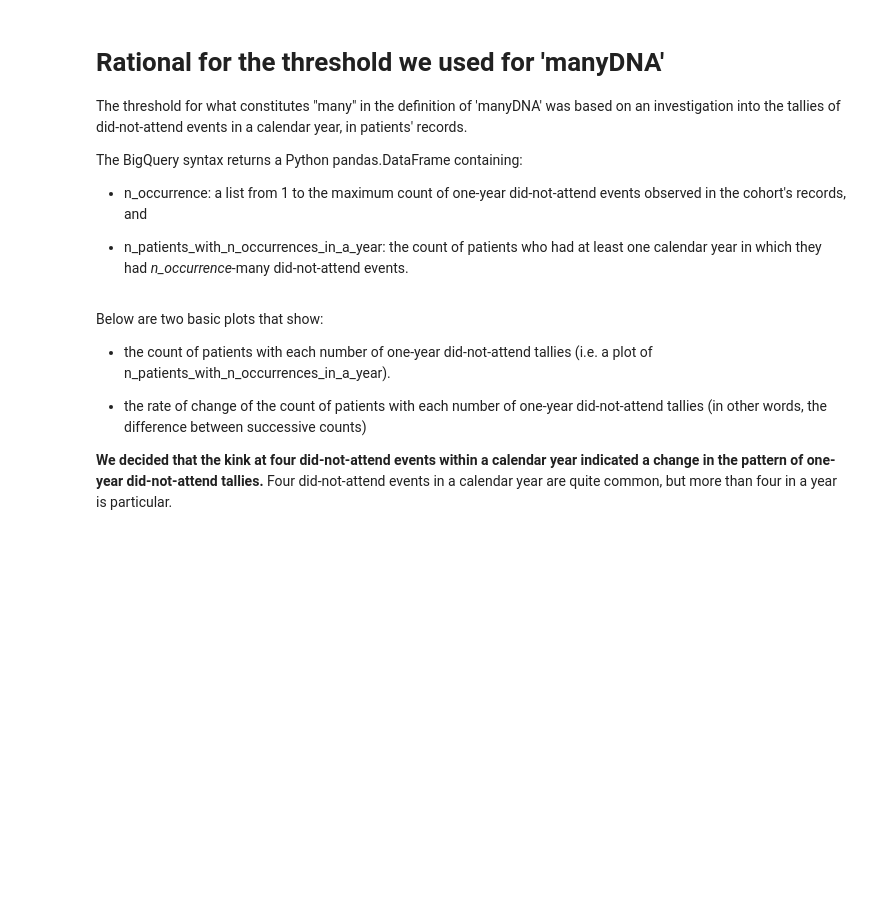
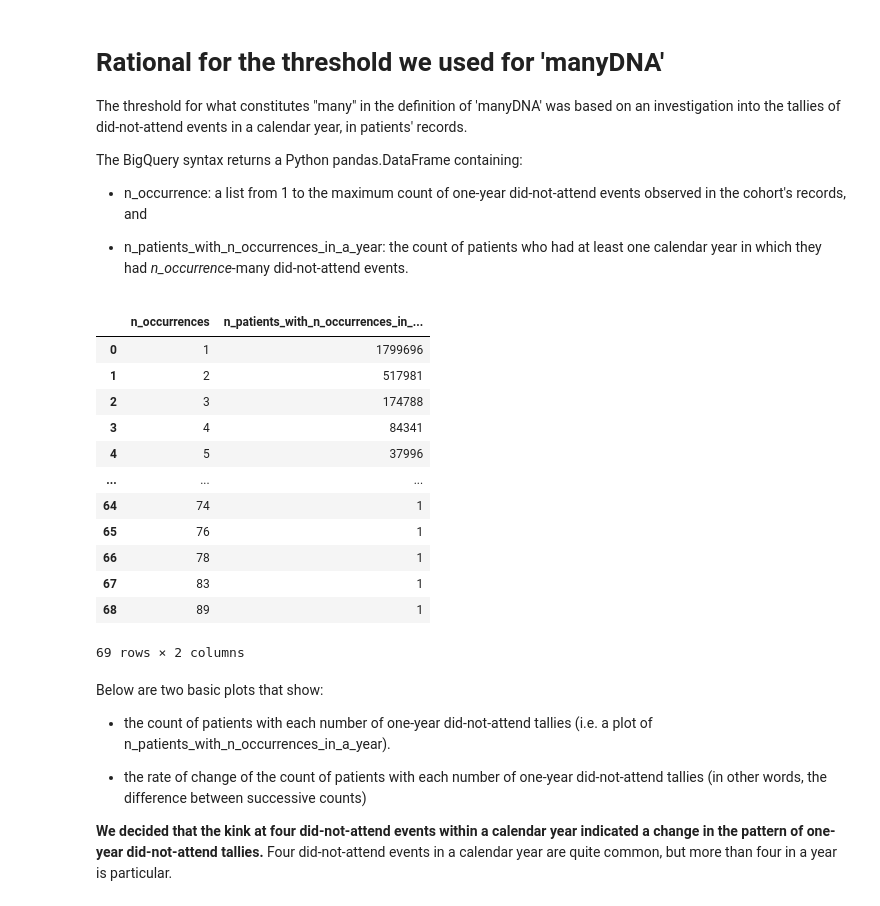
Before and after one commit to ConnectedBradford/c-mcinerney-workspace, a Jupyter notebook: UNSEEN_create_clinician_feature_sets.ipynb, the cells around one changed output. Saved outputs shown, nothing was run; the diff lists cells and outputs as text; code cells hidden in the pictures; blank space fills up the shorter version.

```diff
--- a/UNSEEN_create_clinician_feature_sets.ipynb
+++ b/UNSEEN_create_clinician_feature_sets.ipynb
@@ -1048,37 +1190,51 @@ sql_CTEs_body = \
         ,EXTRACT(YEAR FROM src_dateevent) AS year_occurrence
         ,COUNT(person_id) AS n_occurrences
     FROM
-        yhcr-prd-phm-bia-core.CY_MYSPACE_CMC.tbl_SRCode, tbl_manyDNA
+        yhcr-prd-phm-bia-core.CB_MYSPACE_CMC.tbl_SRCode, tbl_manyDNA
     WHERE
         src_snomedcode IN (tbl_manyDNA.snomedcode)
     GROUP BY
         person_id, src_snomedcode, year_occurrence
 )
 ,tbl_manyDNA_persons AS (
     SELECT
         DISTINCT person_id
         ,src_snomedcode
     FROM
         tbl_manyDNA_count
     WHERE
         n_occurrences > 1
 )"""
 
 sql_select = \
 """
 SELECT
     DISTINCT n_occurrences
     ,COUNT(person_id) AS n_patients_with_n_occurrences_in_a_year
 FROM
     tbl_manyDNA_count
 GROUP BY
     n_occurrences
 ORDER BY
     n_occurrences
 """
 
 fs_manyDNA = client.query(sql_CTEs_top + sql_CTEs_body + sql_select).to_dataframe()
 display(fs_manyDNA)
+# %% [output]
+|  | n_occurrences | n_patients_with_n_occurrences_in_... |
+| 0 | 1 | 1799696 |
+| 1 | 2 | 517981 |
+| 2 | 3 | 174788 |
+| 3 | 4 | 84341 |
+| 4 | 5 | 37996 |
+| ... | ... | ... |
+| 64 | 74 | 1 |
+| 65 | 76 | 1 |
+| 66 | 78 | 1 |
+| 67 | 83 | 1 |
+| 68 | 89 | 1 |
+69 rows × 2 columns
 # %% [markdown]
 Below are two basic plots that show:
 
```
Also changed, not shown: parts of 26 cells of this notebook.
